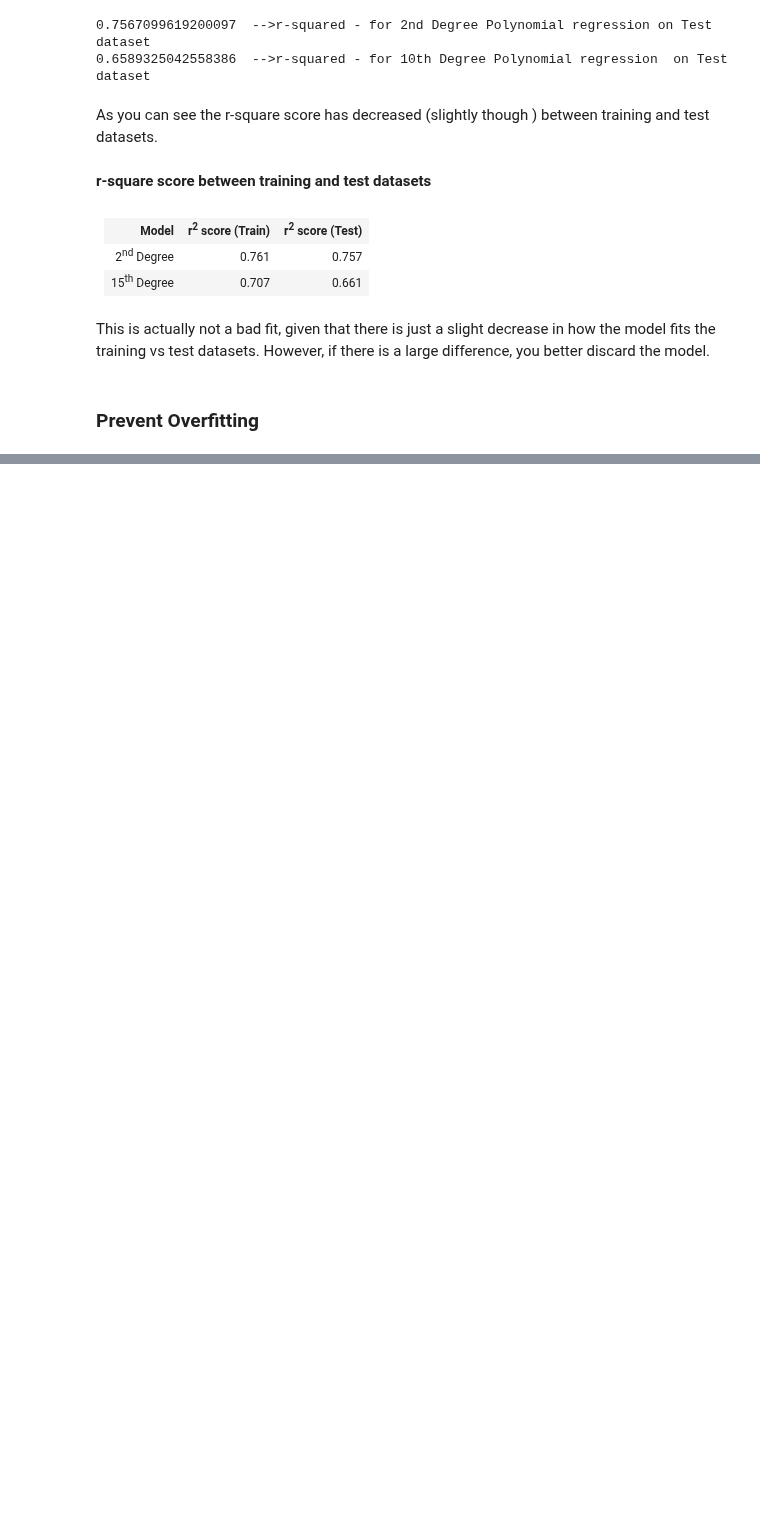
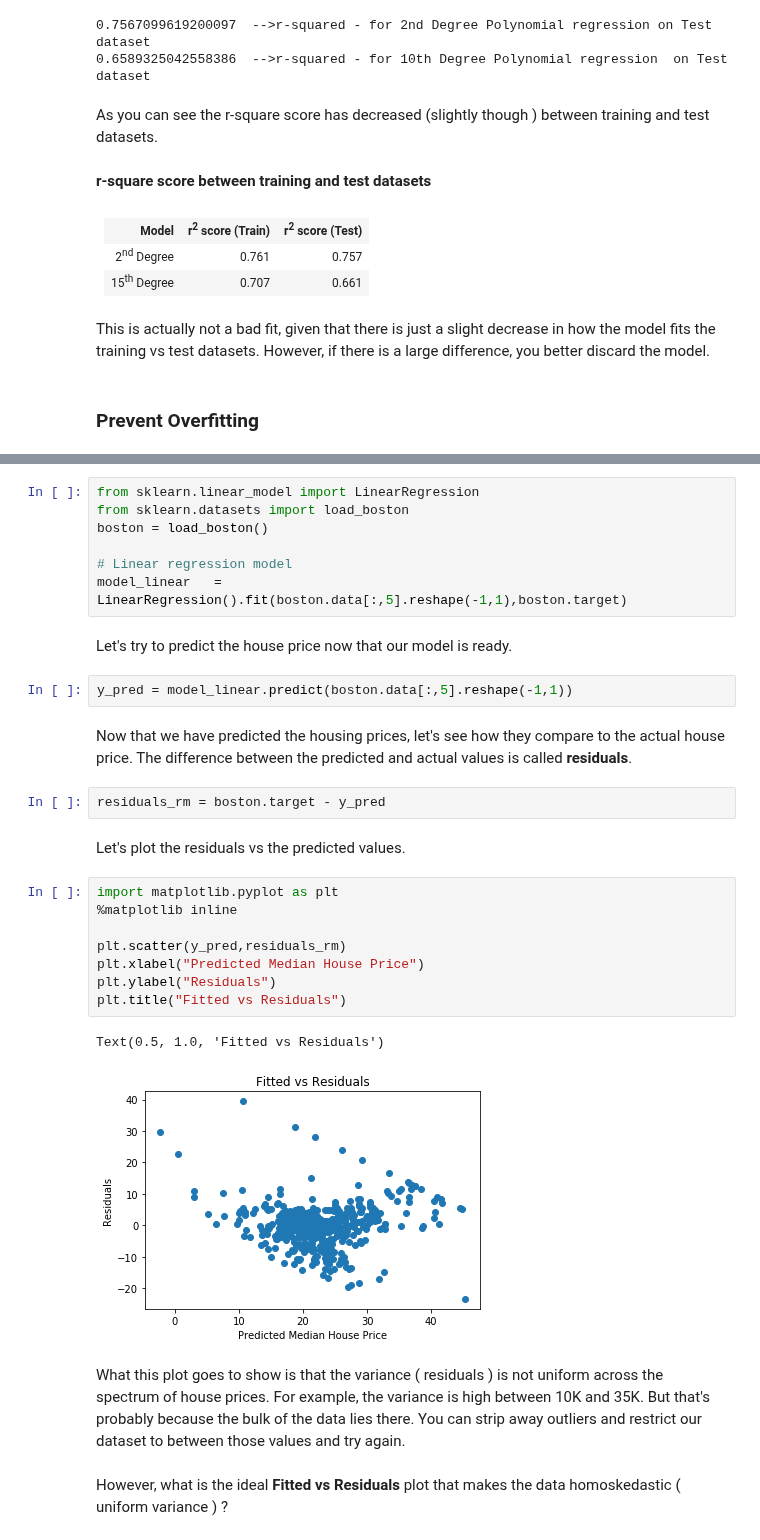
Before and after one commit to hotcode002/Machine-Learning-with-Python, a Jupyter notebook: week_2_math/day_3_regression/notebooks/regression.ipynb, the cells around one changed output, grey strips where cells are left out. Drawn from its saved outputs; the diff is of its cells as text; blank space fills up the shorter version.

Commit message:
linear regression

```diff
--- a/week_2_math/day_3_regression/notebooks/regression.ipynb
+++ b/week_2_math/day_3_regression/notebooks/regression.ipynb
@@ -2061,0 +2073,32 @@ This is actually not a bad fit, given that there is just a slight decrease in ho
+# %%
+from sklearn.linear_model import LinearRegression
+from sklearn.datasets import load_boston
+boston = load_boston()
+
+# Linear regression model
+model_linear   = LinearRegression().fit(boston.data[:,5].reshape(-1,1),boston.target)
+# %% [markdown]
+Let's try to predict the house price now that our model is ready.
+# %%
+y_pred = model_linear.predict(boston.data[:,5].reshape(-1,1))
+# %% [markdown]
+Now that we have predicted the housing prices, let's see how they compare to the actual house price. The difference between the predicted and actual values is called **residuals**.
+# %%
+residuals_rm = boston.target - y_pred
+# %% [markdown]
+Let's plot the residuals vs the predicted values.
+# %%
+import matplotlib.pyplot as plt
+%matplotlib inline
+
+plt.scatter(y_pred,residuals_rm)
+plt.xlabel("Predicted Median House Price")
+plt.ylabel("Residuals")
+plt.title("Fitted vs Residuals")
+# %% [output]
+Text(0.5, 1.0, 'Fitted vs Residuals')
+[figure, added]
+# %% [markdown]
+What this plot goes to show is that the variance ( residuals ) is not uniform across the spectrum of house prices. For example, the variance is high between 10K and 35K. But that's probably because the bulk of the data lies there. You can strip away outliers and restrict our dataset to between those values and try again.
+# %% [markdown]
+However, what is the ideal **Fitted vs Residuals** plot that makes the data homoskedastic ( uniform variance ) ?
```
Also changed, not shown: parts of 45 cells of this notebook, 4 other files.
